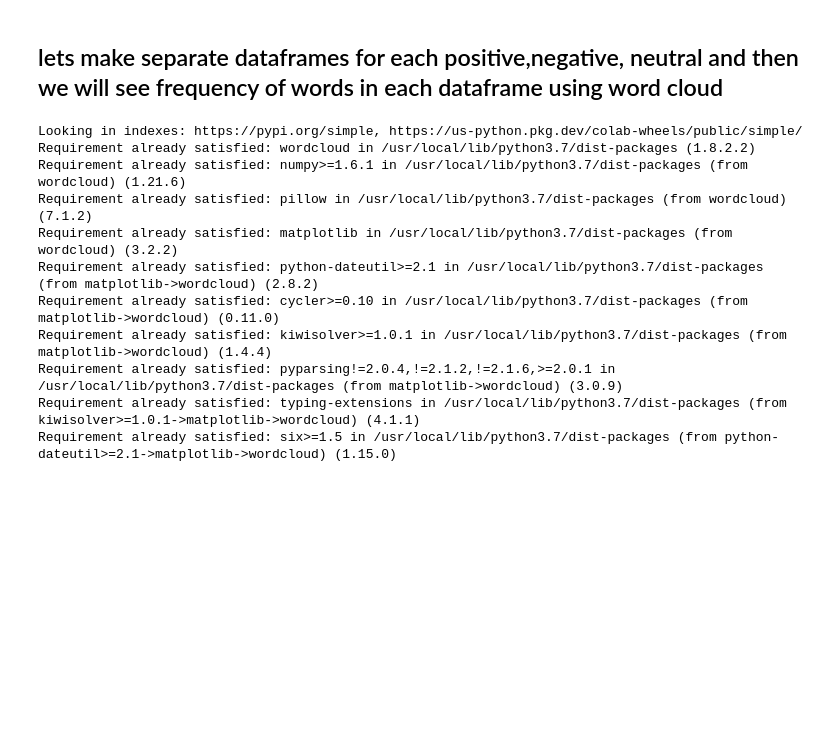
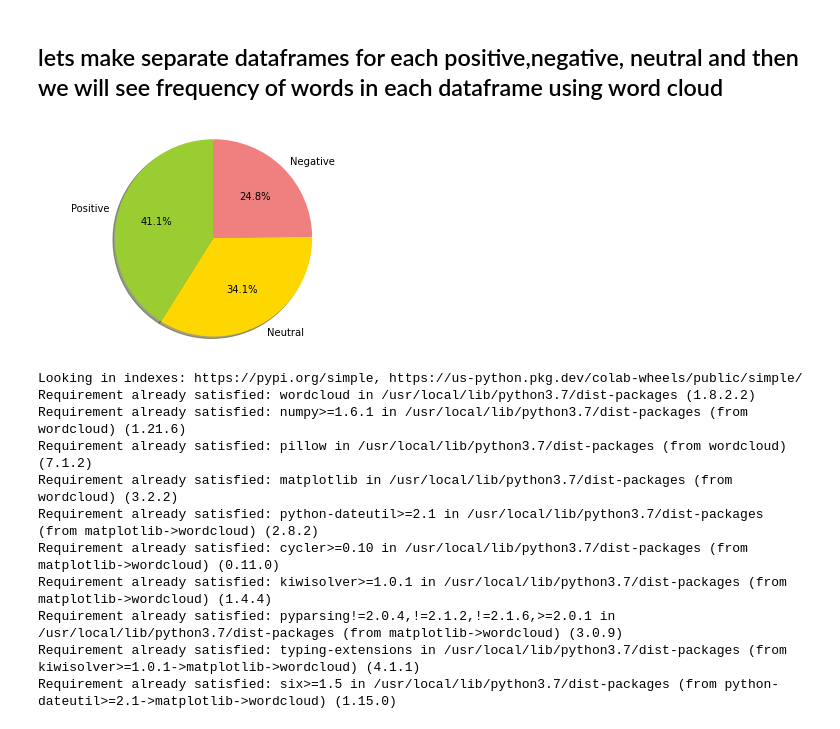
Before and after one commit to MANISH-KUMAR-CODES/UK_Prime_Minister_Rishi_Sunak-_Twitter_Sentiment_Analysis, a Jupyter notebook: UK_Prime_Minister_Rishi_Sunak__Twitter_Sentiment_Analysis.ipynb, the cells around one changed output. Drawn from its saved outputs; the diff is of its cells as text; code cells hidden in the pictures; blank space fills up the shorter version.

```diff
--- a/UK_Prime_Minister_Rishi_Sunak__Twitter_Sentiment_Analysis.ipynb
+++ b/UK_Prime_Minister_Rishi_Sunak__Twitter_Sentiment_Analysis.ipynb
@@ -579,6 +617,20 @@ pos_df= vaders[vaders['compound']>=0]
 neg_df= vaders[vaders['compound']<=0]
 #neutral dataframe
 neu_df= vaders[vaders['compound']==0]
+# %%
+# A pie chart showing the number of tweets in each sentiment category
+pos = len(pos_df)
+neu = len(neg_df)
+neg = len(neu_df)
+labels = 'Positive', 'Neutral', 'Negative'
+sizes = [pos, neu, neg]
+colors = ['yellowgreen', 'gold', 'lightcoral']
+plt.pie(sizes, labels=labels, colors=colors,
+        autopct='%1.1f%%', shadow=True, startangle=90)
+plt.axis('equal')
+plt.show()
+# %% [output]
+[figure, added]
 # %%
 !pip install wordcloud
 # %% [output]
```
Also changed, not shown: parts of 19 cells of this notebook.
